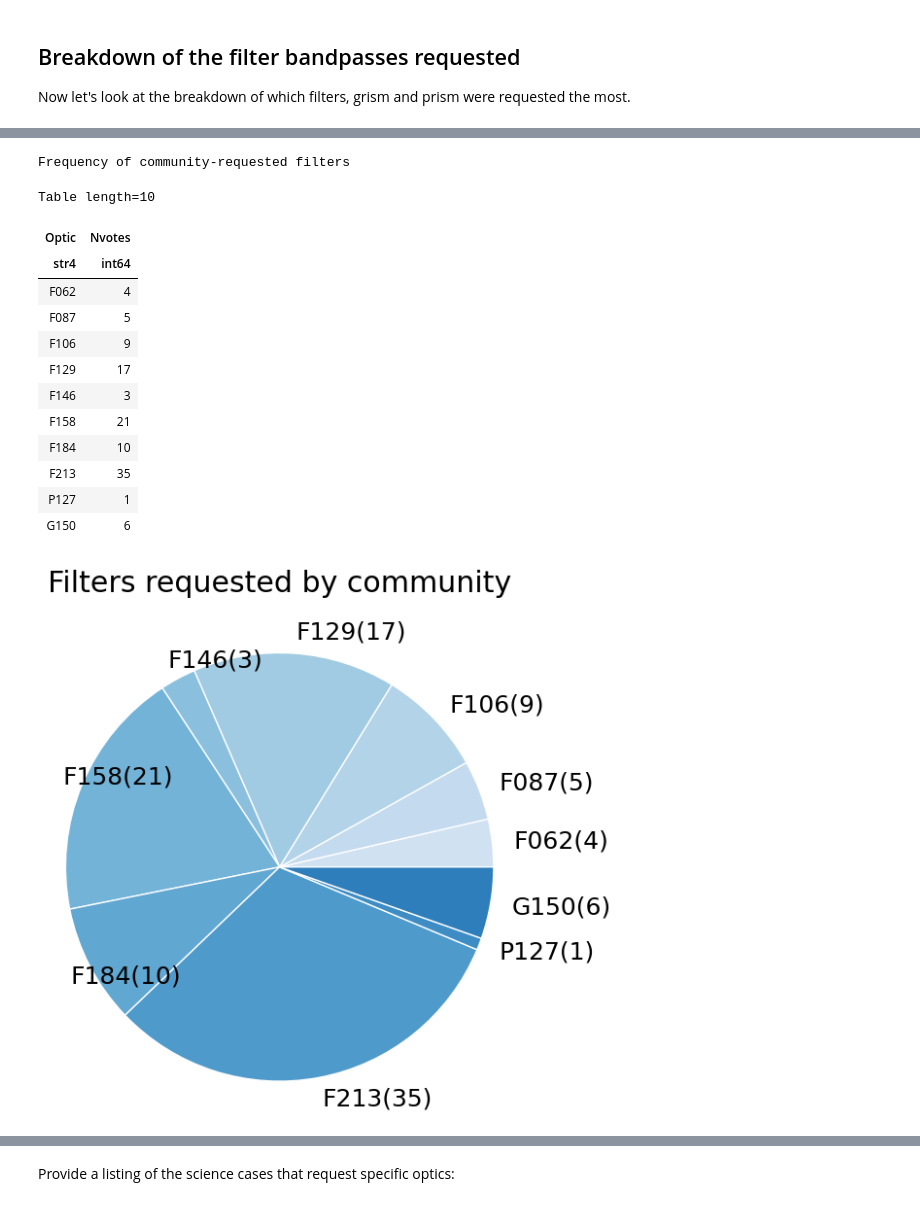
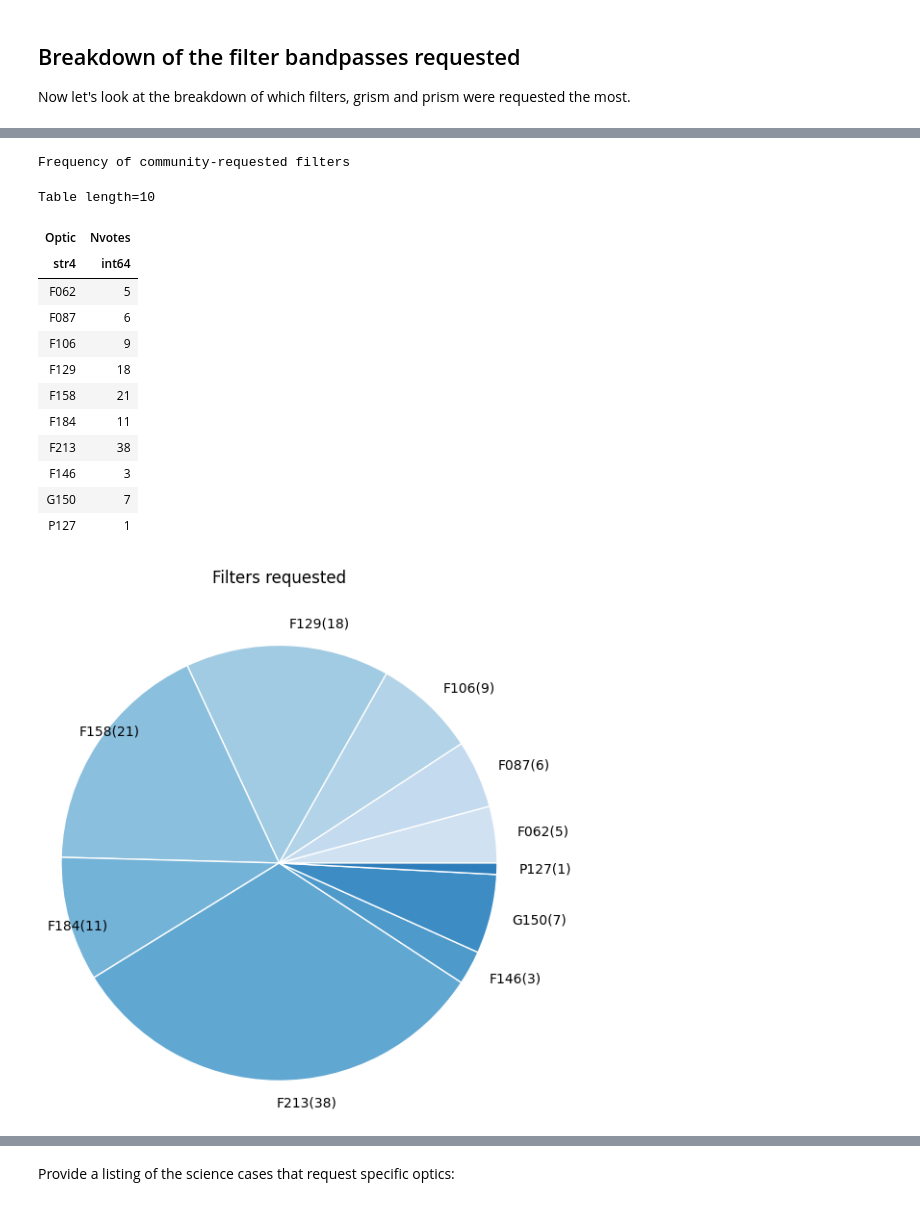
Before and after one commit to rachel3834/rgps, a Jupyter notebook: notebooks/science_cases_per_filter.ipynb, the cells around one changed output, grey strips where cells are left out. Cells and saved outputs as stored; diff of their text form; code cells hidden in the pictures.

```diff
--- a/notebooks/science_cases_per_filter.ipynb
+++ b/notebooks/science_cases_per_filter.ipynb
@@ -97,20 +97,20 @@ plt.savefig(path.join(root_dir, 'optical_elements', 'bar_science_cases_nfilters.
 Now let's look at the breakdown of which filters, grism and prism were requested the most.
 # %%
 # Count for community contributed science cases
-nvotes = [0]*len(opt_elements)
+nvotes = [0]*len(sim_config['OPTICAL_COMPONENTS'])
 
 for author, info in config.items():
     if info['ready_for_use'] and 'Member' not in info['comment']:
-        for i, key in enumerate(opt_elements):
+        for i, key in enumerate(sim_config['OPTICAL_COMPONENTS']):
             if key in info.keys():
                 nvotes[i] += 1
 
 # Count for the committee members science cases
-com_nvotes = [0]*len(opt_elements)
+com_nvotes = [0]*len(sim_config['OPTICAL_COMPONENTS'])
 
 for author, info in config.items():
     if info['ready_for_use'] and 'Member' in info['comment']:
-        for i, key in enumerate(opt_elements):
+        for i, key in enumerate(sim_config['OPTICAL_COMPONENTS']):
             if key in info.keys():
                 com_nvotes[i] += 1
 # %%
@@ -139,43 +139,43 @@ plt.savefig(path.join(root_dir, 'optical_elements', 'filter_preferences.png'))
 # %%
 fig, axs = plt.subplots(1,1, figsize=(10,10))
 plt.subplots_adjust(left=0.1, bottom=0.1, right=0.5, top=0.5, wspace=0.0, hspace=0.0)
 
 colors = plt.get_cmap('Blues')(np.linspace(0.2, 0.7, len(nvotes)))
 
-labels = [x + '('+str(nvotes[i])+')' for i,x in enumerate(opt_elements)]
+labels = [x + '('+str(nvotes[i])+')' for i,x in enumerate(sim_config['OPTICAL_COMPONENTS'])]
 
 axs.pie(nvotes, colors=colors, radius=3, center=(4, 4),
        wedgeprops={"linewidth": 1, "edgecolor": "white"}, frame=False,
       labels=labels)
-axs.set_title('Filters requested by community', y=2.0)
+axs.set_title('Filters requested', y=2.0)
 plt.rcParams.update({'font.size': 18})
 
 plt.tight_layout()
 plt.savefig(path.join(root_dir, 'optical_elements', 'filter_preferences.png'))
 
 vote_table = Table([
-    Column(name='Optic', data=opt_elements),
+    Column(name='Optic', data=sim_config['OPTICAL_COMPONENTS']),
     Column(name='Nvotes', data=nvotes)
 ])
 
 print('Frequency of community-requested filters')
 vote_table
 # %% [output]
 Frequency of community-requested filters
 Table length=10
 | Optic | Nvotes |
 | str4 | int64 |
-| F062 | 4 |
-| F087 | 5 |
+| F062 | 5 |
+| F087 | 6 |
 | F106 | 9 |
-| F129 | 17 |
+| F129 | 18 |
+| F158 | 21 |
+| F184 | 11 |
+| F213 | 38 |
 | F146 | 3 |
-| F158 | 21 |
-| F184 | 10 |
-| F213 | 35 |
+| G150 | 7 |
 | P127 | 1 |
-| G150 | 6 |
-[figure, old version]
+[figure, new version]
 # %%
 fig = plt.figure(1,(7,7))
 
```
Also changed, not shown: parts of 10 cells of this notebook, 8 other files.
